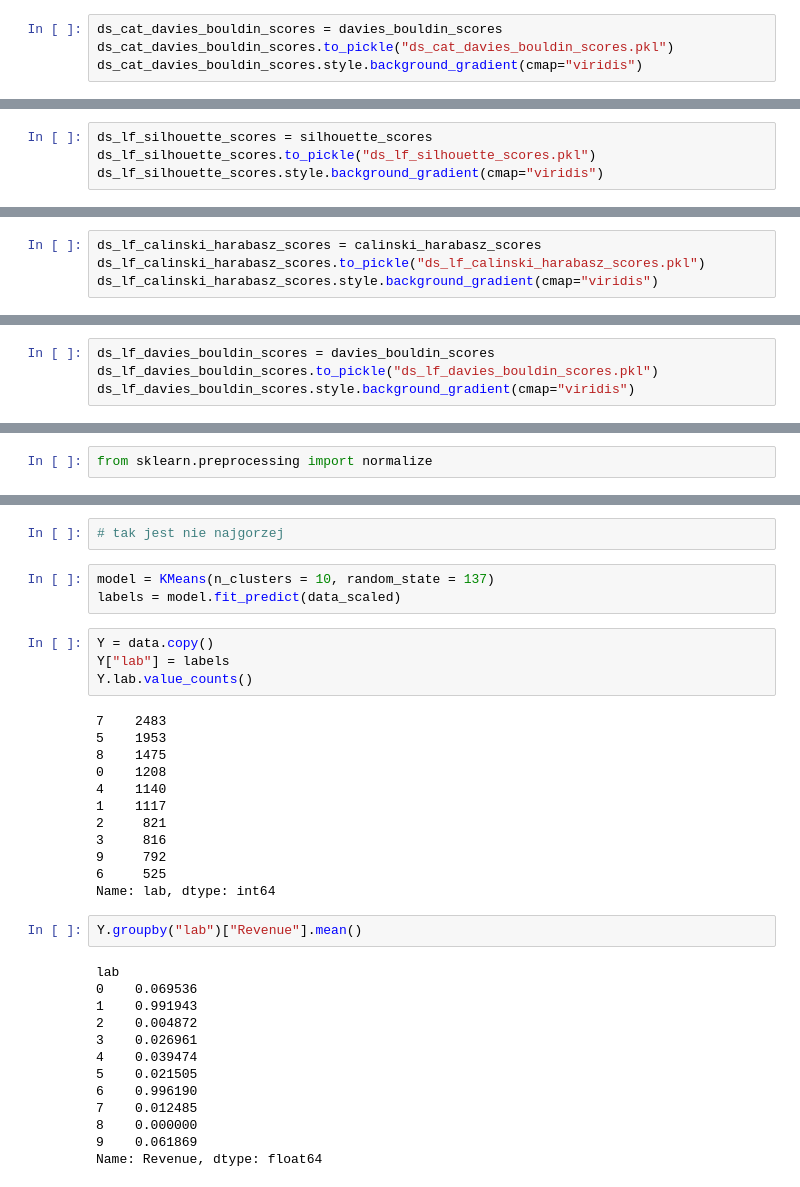
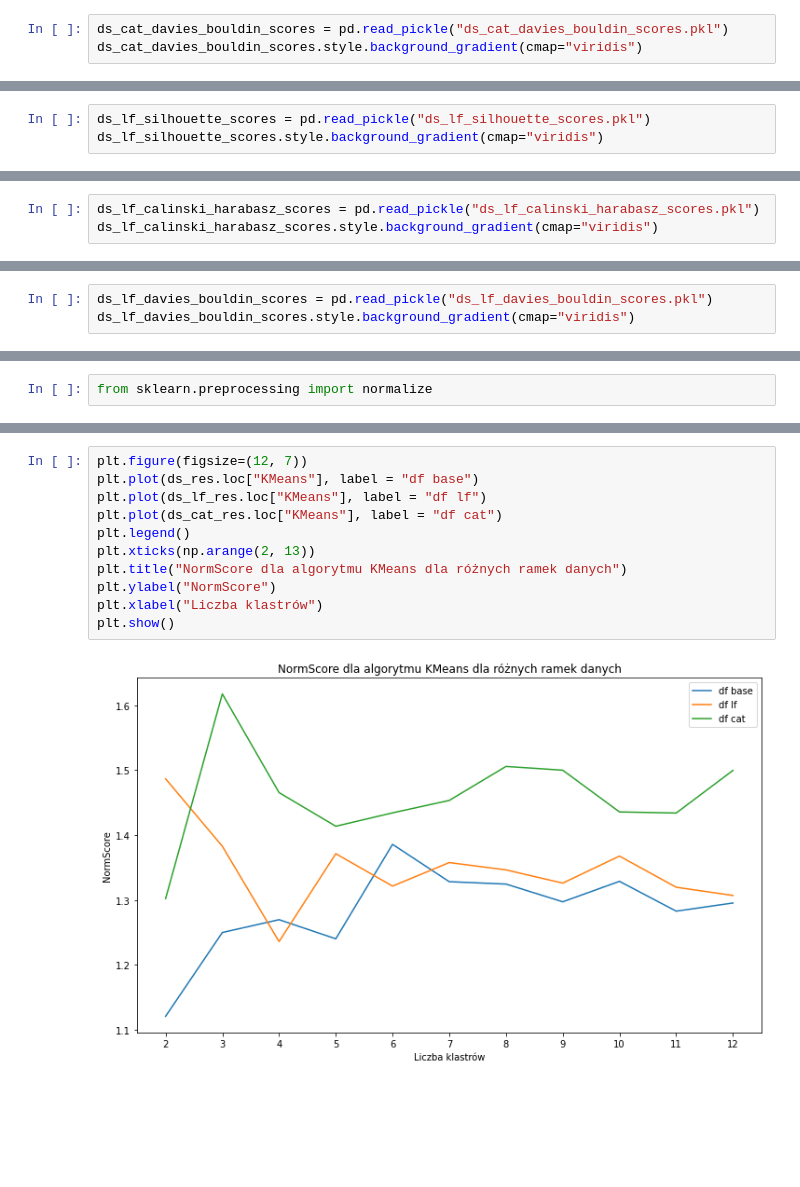
Before and after one commit to pablo2811/online-shopping, a Jupyter notebook: Milestone3.ipynb, the cells around one changed output, grey strips where cells are left out. Drawn from its saved outputs; the diff is of its cells as text; blank space fills up the shorter version.

```diff
--- a/Milestone3.ipynb
+++ b/Milestone3.ipynb
@@ -522,6 +540,5 @@ ds_cat_calinski_harabasz_scores.style.background_gradient(cmap="viridis")
 # %%
-ds_cat_davies_bouldin_scores = davies_bouldin_scores
-ds_cat_davies_bouldin_scores.to_pickle("ds_cat_davies_bouldin_scores.pkl")
+ds_cat_davies_bouldin_scores = pd.read_pickle("ds_cat_davies_bouldin_scores.pkl")
 ds_cat_davies_bouldin_scores.style.background_gradient(cmap="viridis")
 # %% [output]
 |  | 2 | 3 | 4 | 5 | 6 | 7 | 8 | 9 | 10 | 11 | 12 |
@@ -574,6 +594,5 @@ Clustering for 12 clusters with GMM w/ spherical covariance - done :)
 # %%
-ds_lf_silhouette_scores = silhouette_scores
-ds_lf_silhouette_scores.to_pickle("ds_lf_silhouette_scores.pkl")
+ds_lf_silhouette_scores = pd.read_pickle("ds_lf_silhouette_scores.pkl")
 ds_lf_silhouette_scores.style.background_gradient(cmap="viridis")
 # %% [output]
 |  | 2 | 3 | 4 | 5 | 6 | 7 | 8 | 9 | 10 | 11 | 12 |
@@ -589,6 +610,5 @@ ds_lf_silhouette_scores.style.background_gradient(cmap="viridis")
 # %%
-ds_lf_calinski_harabasz_scores = calinski_harabasz_scores
-ds_lf_calinski_harabasz_scores.to_pickle("ds_lf_calinski_harabasz_scores.pkl")
+ds_lf_calinski_harabasz_scores = pd.read_pickle("ds_lf_calinski_harabasz_scores.pkl")
 ds_lf_calinski_harabasz_scores.style.background_gradient(cmap="viridis")
 # %% [output]
 |  | 2 | 3 | 4 | 5 | 6 | 7 | 8 | 9 | 10 | 11 | 12 |
@@ -604,6 +626,5 @@ ds_lf_calinski_harabasz_scores.style.background_gradient(cmap="viridis")
 # %%
-ds_lf_davies_bouldin_scores = davies_bouldin_scores
-ds_lf_davies_bouldin_scores.to_pickle("ds_lf_davies_bouldin_scores.pkl")
+ds_lf_davies_bouldin_scores = pd.read_pickle("ds_lf_davies_bouldin_scores.pkl")
 ds_lf_davies_bouldin_scores.style.background_gradient(cmap="viridis")
 # %% [output]
 |  | 2 | 3 | 4 | 5 | 6 | 7 | 8 | 9 | 10 | 11 | 12 |
@@ -690,36 +742,13 @@ Próbując znaleźć uogólnienie, to KMeans radzi sobie najlepiej z naszym zbio
-# %%
-# tak jest nie najgorzej
-# %%
-model = KMeans(n_clusters = 10, random_state = 137)
-labels = model.fit_predict(data_scaled)
-# %%
-Y = data.copy()
-Y["lab"] = labels
-Y.lab.value_counts()
-# %% [output]
-7    2483
-5    1953
-8    1475
-0    1208
-4    1140
-1    1117
-2     821
-3     816
-9     792
-6     525
-Name: lab, dtype: int64
-# %%
-Y.groupby("lab")["Revenue"].mean()
-# %% [output]
-lab
-0    0.069536
-1    0.991943
-2    0.004872
-3    0.026961
-4    0.039474
-5    0.021505
-6    0.996190
-7    0.012485
-8    0.000000
-9    0.061869
-Name: Revenue, dtype: float64
+# %%
+plt.figure(figsize=(12, 7))
+plt.plot(ds_res.loc["KMeans"], label = "df base")
+plt.plot(ds_lf_res.loc["KMeans"], label = "df lf")
+plt.plot(ds_cat_res.loc["KMeans"], label = "df cat")
+plt.legend()
+plt.xticks(np.arange(2, 13))
+plt.title("NormScore dla algorytmu KMeans dla różnych ramek danych")
+plt.ylabel("NormScore")
+plt.xlabel("Liczba klastrów")
+plt.show()
+# %% [output]
+[figure, added]
```
Also changed, not shown: parts of 60 cells of this notebook.
